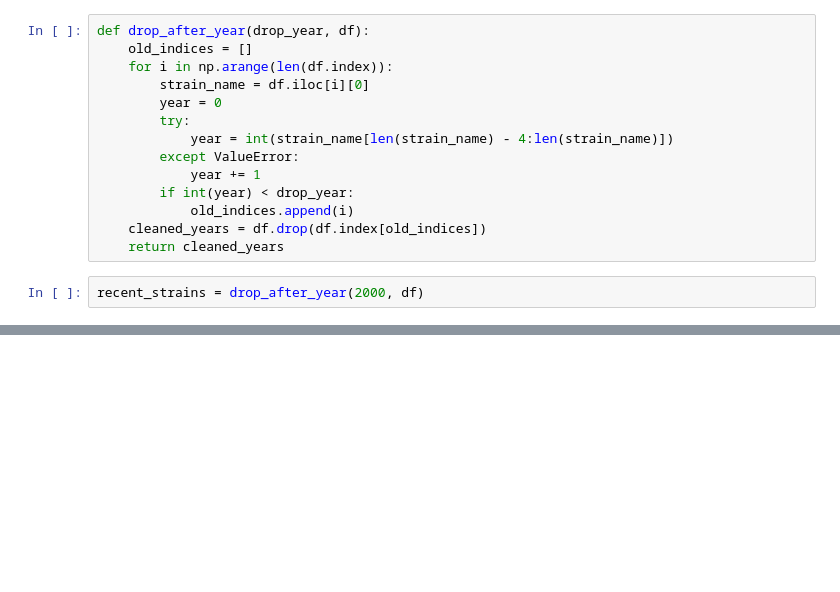
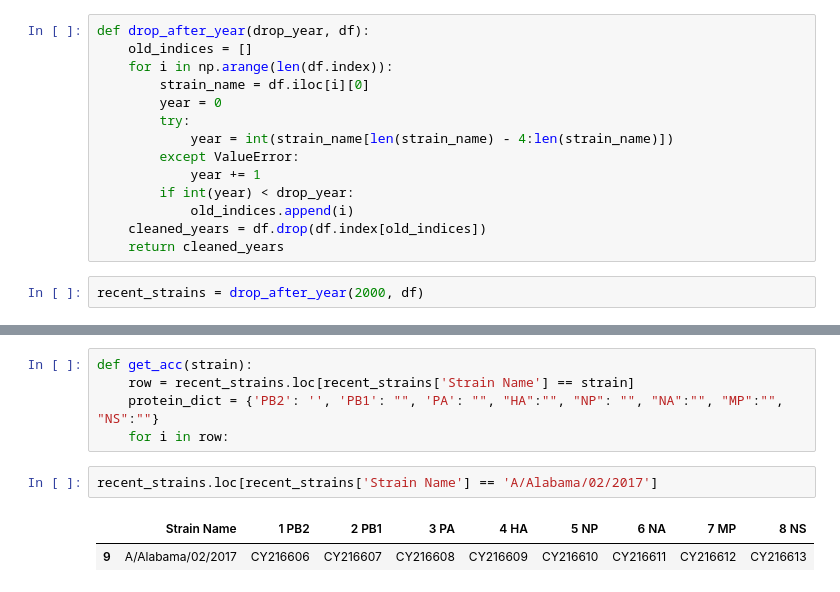
Before and after one commit to sathvikn/calhacks-17, a Jupyter notebook: analysis.ipynb, the cells around one changed output, grey strips where cells are left out. Cells and saved outputs as stored; diff of their text form; blank space fills up the shorter version.

```diff
--- a/analysis.ipynb
+++ b/analysis.ipynb
@@ -53,0 +47,10 @@ MDVNPTLLFLKVPAQNAISTTFPYTGDPPYSHGTGTGYTMDTVNRTHQYSERGKWTTNTETGAPQLNPIDGPLPEDNEPS
+# %%
+def get_acc(strain):
+    row = recent_strains.loc[recent_strains['Strain Name'] == strain]
+    protein_dict = {'PB2': '', 'PB1': "", 'PA': "", "HA":"", "NP": "", "NA":"", "MP":"", "NS":""}
+    for i in row:
+# %%
+recent_strains.loc[recent_strains['Strain Name'] == 'A/Alabama/02/2017']
+# %% [output]
+|  | Strain Name | 1 PB2 | 2 PB1 | 3 PA | 4 HA | 5 NP | 6 NA | 7 MP | 8 NS |
+| 9 | A/Alabama/02/2017 | CY216606 | CY216607 | CY216608 | CY216609 | CY216610 | CY216611 | CY216612 | CY216613 |
```
Also changed, not shown: parts of 3 cells of this notebook, 3 other files.
